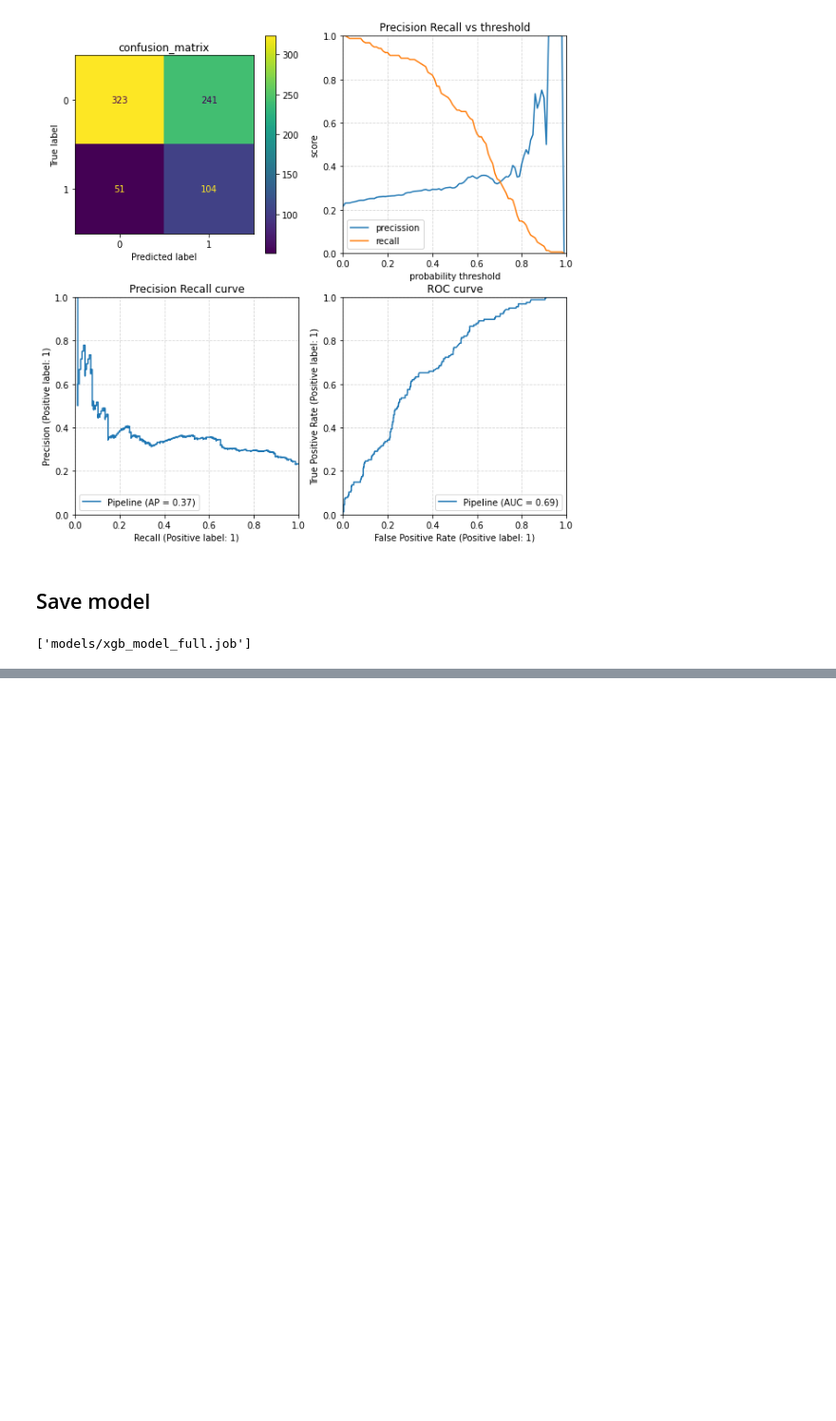
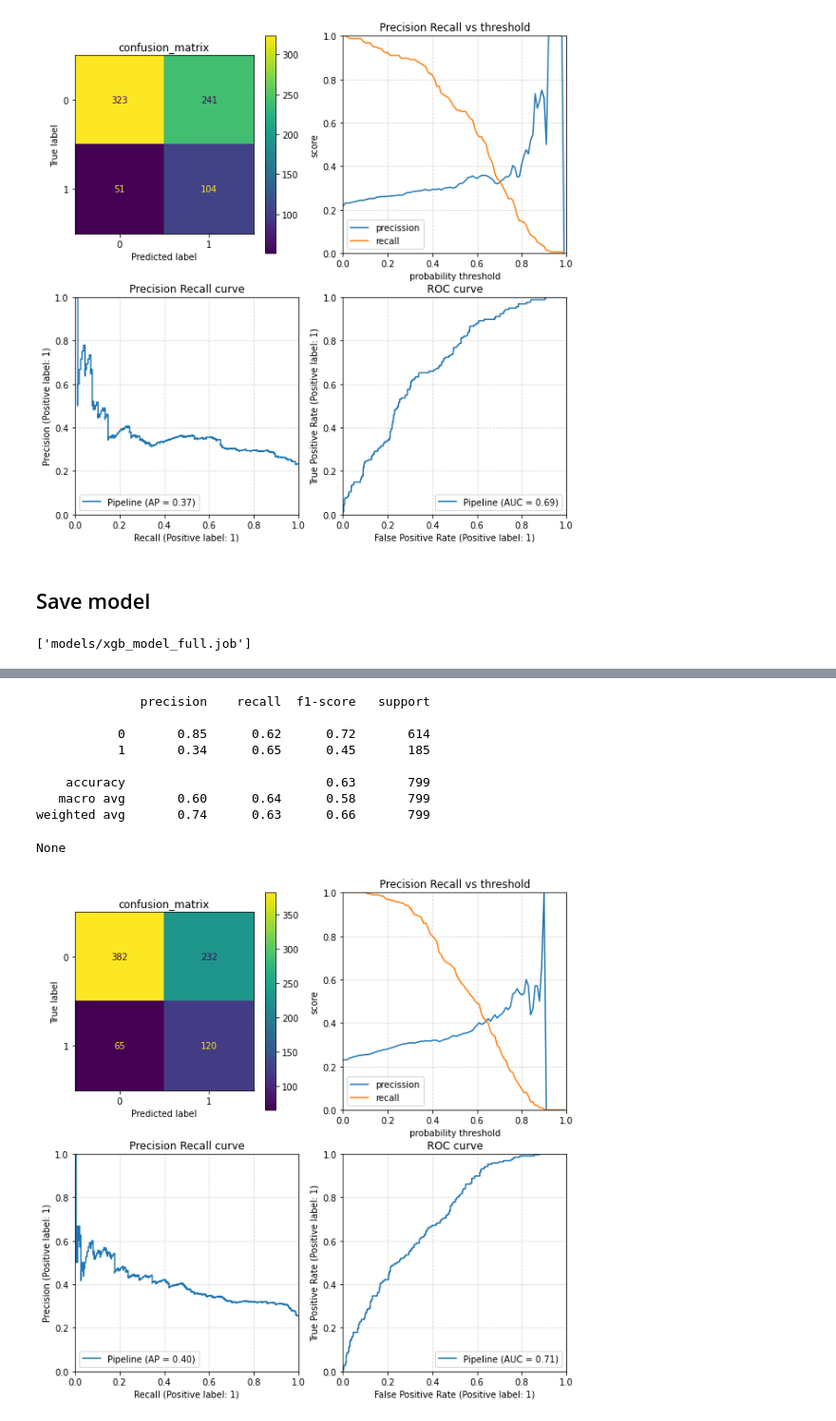
Before and after one commit to creyesp/ml-workshop-campus-party, a Jupyter notebook: notebooks/modeling_xgb.ipynb, the cells around one changed output, grey strips where cells are left out. Shown: that part at 95% size. Drawn from its saved outputs; the diff is of its cells as text; code cells hidden in the pictures; blank space fills up the shorter version.

```diff
--- a/notebooks/modeling_xgb.ipynb
+++ b/notebooks/modeling_xgb.ipynb
@@ -152,0 +244,20 @@ joblib.dump(xgb_model_full, f'{model_path}/xgb_model_full.job')
+# %%
+x = x_test
+y = y_test
+
+y_pred = xgb_model_full.predict(x)
+
+display(print(metrics.classification_report(y, y_pred)))
+
+ax = plot_metric_curves(xgb_model_full, x, y)
+# %% [output]
+              precision    recall  f1-score   support
+
+           0       0.85      0.62      0.72       614
+           1       0.34      0.65      0.45       185
+
+    accuracy                           0.63       799
+   macro avg       0.60      0.64      0.58       799
+weighted avg       0.74      0.63      0.66       799
+None
+[figure, added]
```
Also changed, not shown: parts of 7 cells of this notebook, 15 other files.
